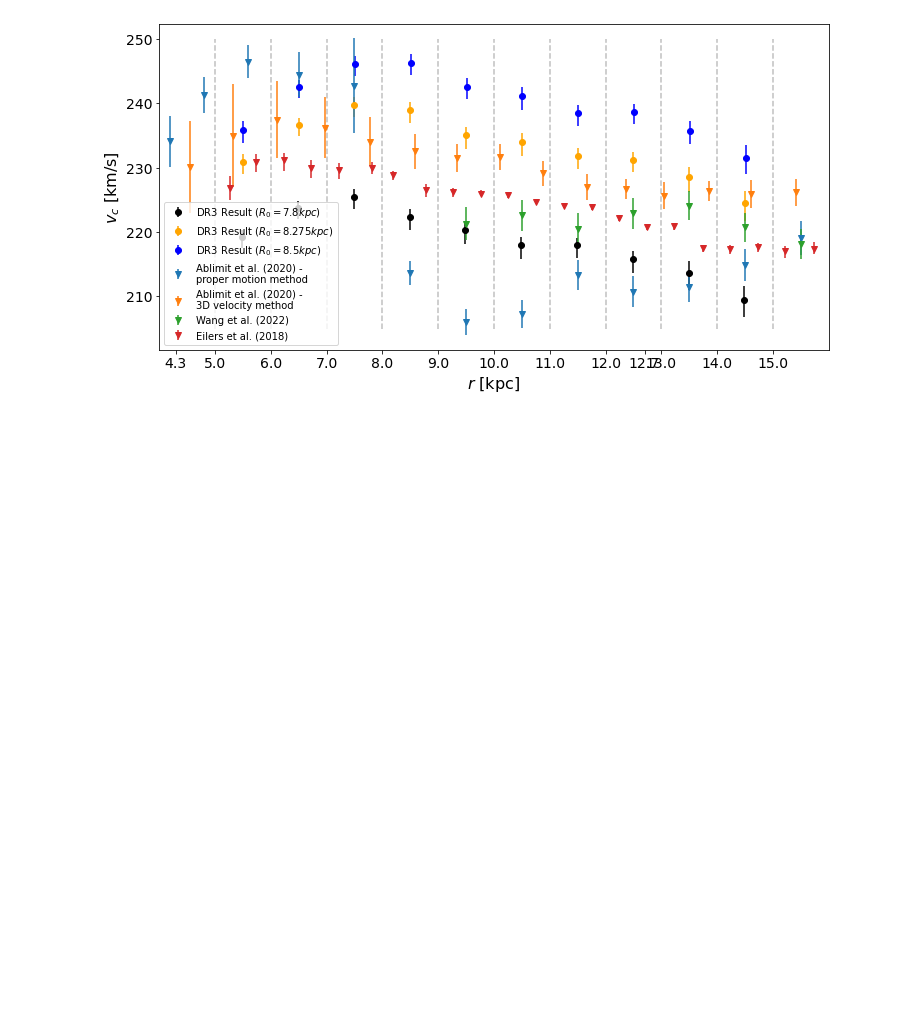
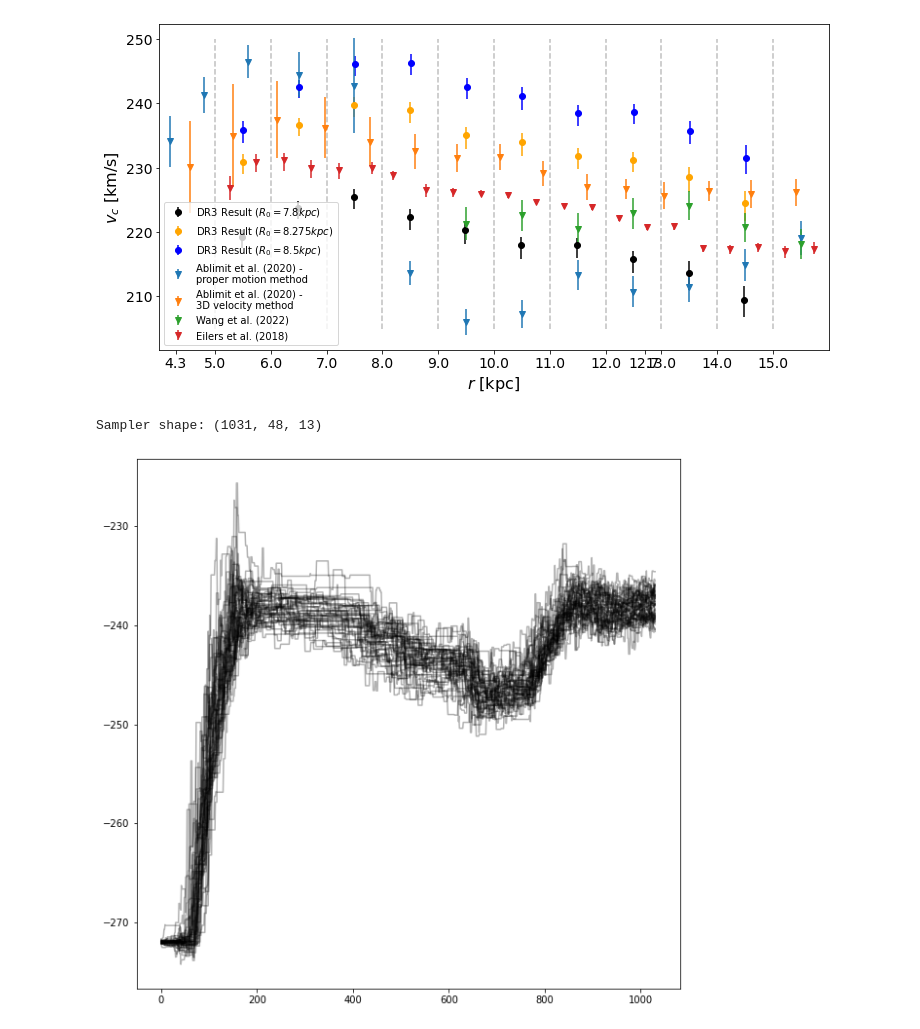
Before and after one commit to HEP-KBFI/gaia-tools, a Jupyter notebook: jupyter-notebook/Rotation_Curves_DR3.ipynb, the cells around one changed output. Cells and saved outputs as stored; diff of their text form; code cells hidden in the pictures; blank space fills up the shorter version.

```diff
--- a/jupyter-notebook/Rotation_Curves_DR3.ipynb
+++ b/jupyter-notebook/Rotation_Curves_DR3.ipynb
@@ -233,3 +230,43 @@ R, v_c, sig-, sig+
 (10,)
 (10,)
 [figure]
+# %%
+# R_0 = 7.8 kpc
+path1 = '/home/sven/repos/gaia-tools/out/mcmc_runs/2022-12-19-12-09-53_range0.3'
+
+paths=[path1]
+labels =[]
+
+samplers=[]
+for folder_path in paths:
+    samplers.append(folder_path+'/sampler_' + folder_path.split('/')[-1].split('_')[0] + '.h5')
+
+# Load run settings and print
+bin_setup = load_bin_settings(path3, True)
+bin_centers_r = bin_setup['bin_centers_r']
+bin_centers_z = bin_setup['bin_centers_z']
+# %%
+
+path1 = '/home/sven/repos/gaia-tools/out/mcmc_runs/2023-01-02-15-38-03_48'
+
+paths=[path1]
+labels =[]
+
+samplers=[]
+for folder_path in paths:
+    samplers.append(folder_path+'/sampler_' + folder_path.split('/')[-1].split('_')[0] + '.h5')
+
+
+
+reader = emcee.backends.HDFBackend(samplers[0], read_only=True)
+samples_data = reader.get_chain(discard = 0)
+print("Sampler shape: {}".format(samples_data.shape))
+
+fig,ax = plt.subplots(figsize=(10,10))
+
+ax.plot(samples_data[:, :, 1], "k", alpha=0.3)
+ax.ticklabel_format(useOffset=False)
+plt.show()
+# %% [output]
+Sampler shape: (1031, 48, 13)
+[figure, added]
```
Also changed, not shown: parts of 3 cells of this notebook, 3 other files.
